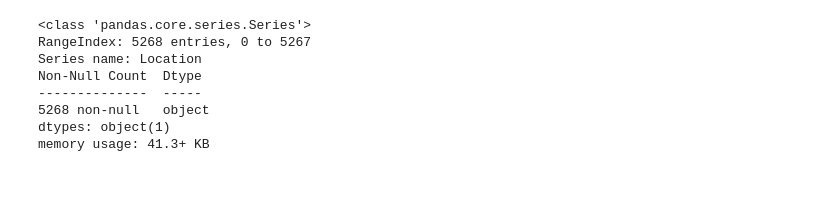
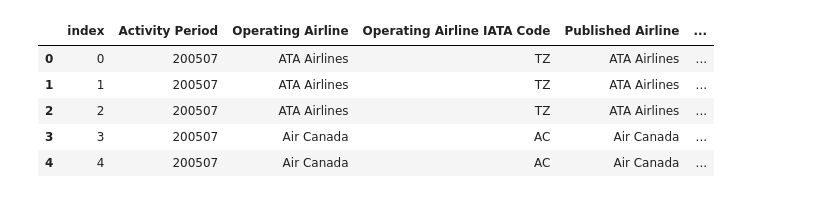
Before and after one commit to Stemt/DS-groep-6, a Jupyter notebook: Case-2/case_2.ipynb, the cells around one changed output. Saved outputs shown, nothing was run; the diff lists cells and outputs as text; code cells hidden in the pictures.

```diff
--- a/Case-2/case_2.ipynb
+++ b/Case-2/case_2.ipynb
@@ -172,11 +188,11 @@ This pattern is interpreted as a regular expression, and has match groups. To ac
 # %%
-acf_df["Location"].info()
+zf1 = zipfile.ZipFile("./airlines-traffic-passenger-statistics.zip")
+atps_df = pd.read_csv(zf1.open("Air_Traffic_Passenger_Statistics.csv"))
+atps_df.head()
 # %% [output]
-<class 'pandas.core.series.Series'>
-RangeIndex: 5268 entries, 0 to 5267
-Series name: Location
-Non-Null Count  Dtype
---------------  -----
-5268 non-null   object
-dtypes: object(1)
-memory usage: 41.3+ KB
+|  | index | Activity Period | Operating Airline | Operating Airline IATA Code | Published Airline | ... |
+| 0 | 0 | 200507 | ATA Airlines | TZ | ATA Airlines | ... |
+| 1 | 1 | 200507 | ATA Airlines | TZ | ATA Airlines | ... |
+| 2 | 2 | 200507 | ATA Airlines | TZ | ATA Airlines | ... |
+| 3 | 3 | 200507 | Air Canada | AC | Air Canada | ... |
+| 4 | 4 | 200507 | Air Canada | AC | Air Canada | ... |
```
Also changed, not shown: parts of 22 cells of this notebook, 2 other files.
